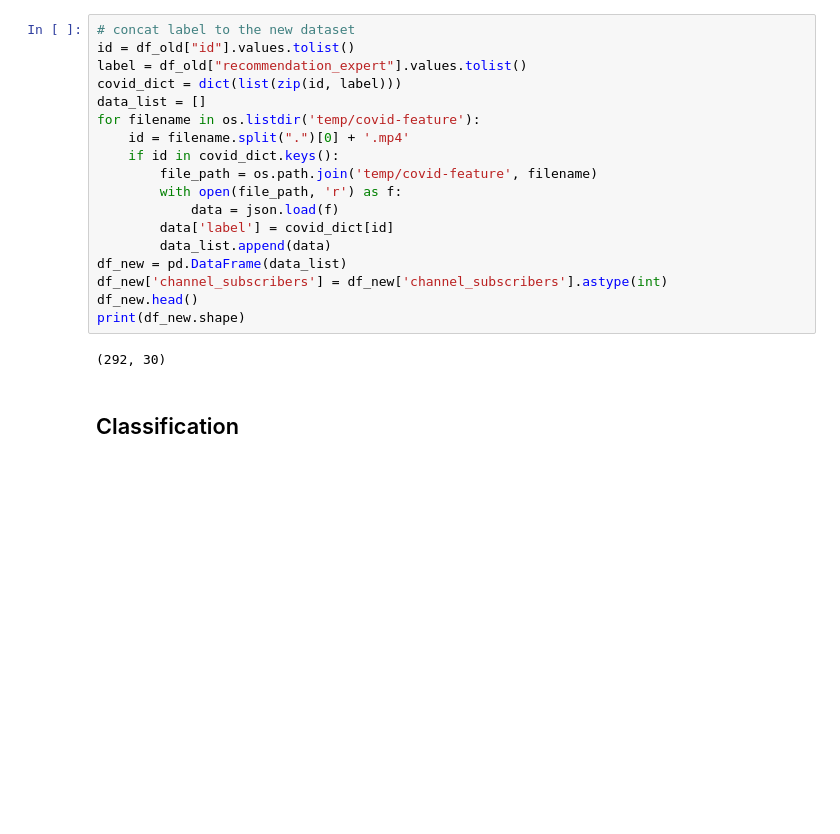
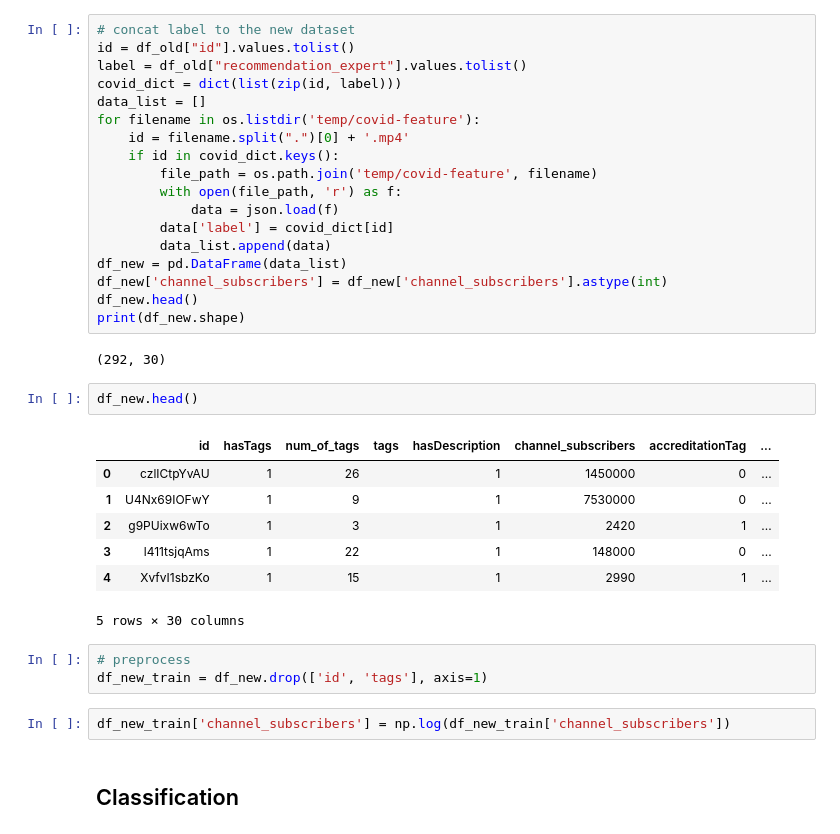
Before and after one commit to Michael21ZZZ/youtube-analytics-pipeline, a Jupyter notebook: classification.ipynb, the cells around one changed output. Saved outputs shown, nothing was run; the diff lists cells and outputs as text; blank space fills up the shorter version.

```diff
--- a/classification.ipynb
+++ b/classification.ipynb
@@ -51,6 +51,21 @@ df_new.head()
 print(df_new.shape)
 # %% [output]
 (292, 30)
+# %%
+df_new.head()
+# %% [output]
+|  | id | hasTags | num_of_tags | tags | hasDescription | channel_subscribers | accreditationTag | ... |
+| 0 | czlICtpYvAU | 1 | 26 |  | 1 | 1450000 | 0 | ... |
+| 1 | U4Nx69IOFwY | 1 | 9 |  | 1 | 7530000 | 0 | ... |
+| 2 | g9PUixw6wTo | 1 | 3 |  | 1 | 2420 | 1 | ... |
+| 3 | l411tsjqAms | 1 | 22 |  | 1 | 148000 | 0 | ... |
+| 4 | XvfvI1sbzKo | 1 | 15 |  | 1 | 2990 | 1 | ... |
+5 rows × 30 columns
+# %%
+# preprocess
+df_new_train = df_new.drop(['id', 'tags'], axis=1)
+# %%
+df_new_train['channel_subscribers'] = np.log(df_new_train['channel_subscribers'])
 # %% [markdown]
 ## Classification
 # %% [markdown]
```
Also changed, not shown: parts of 18 cells of this notebook, 4 other files.
